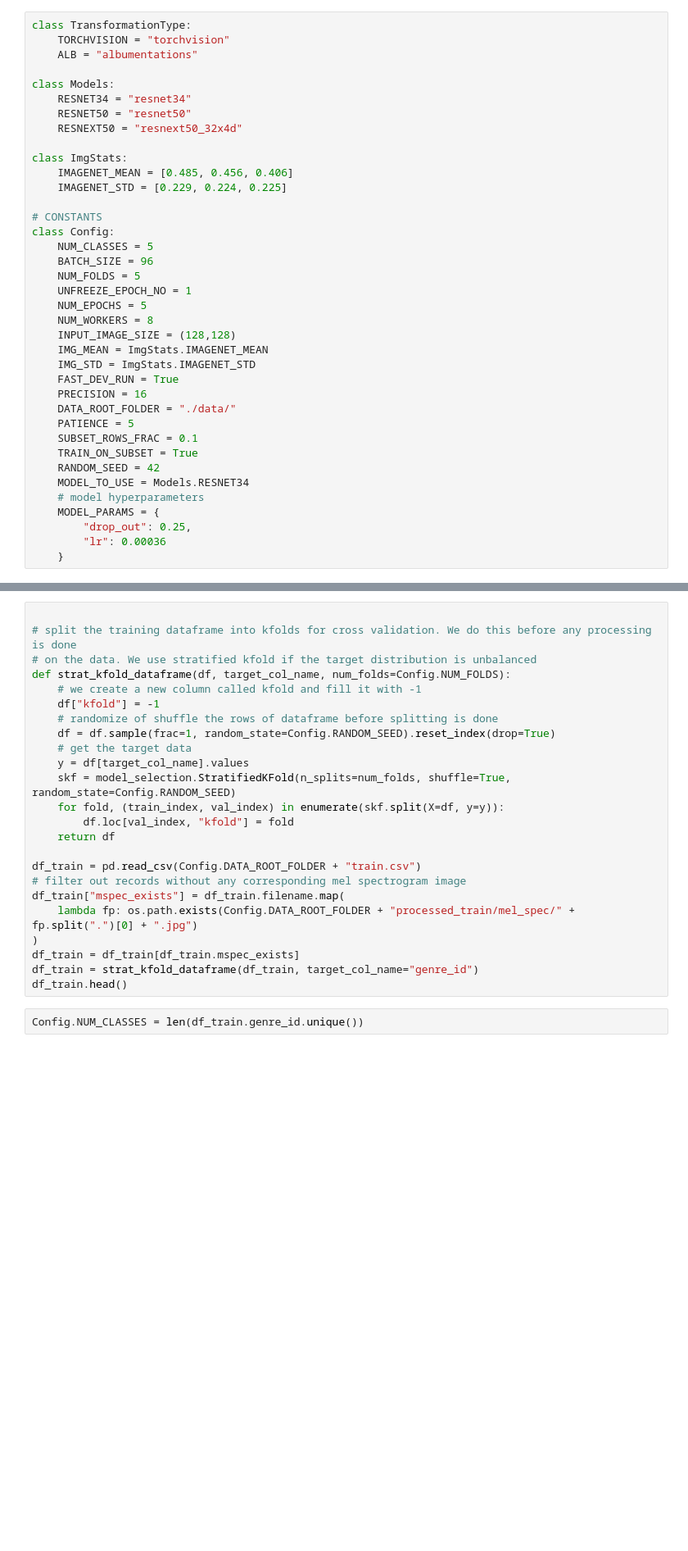
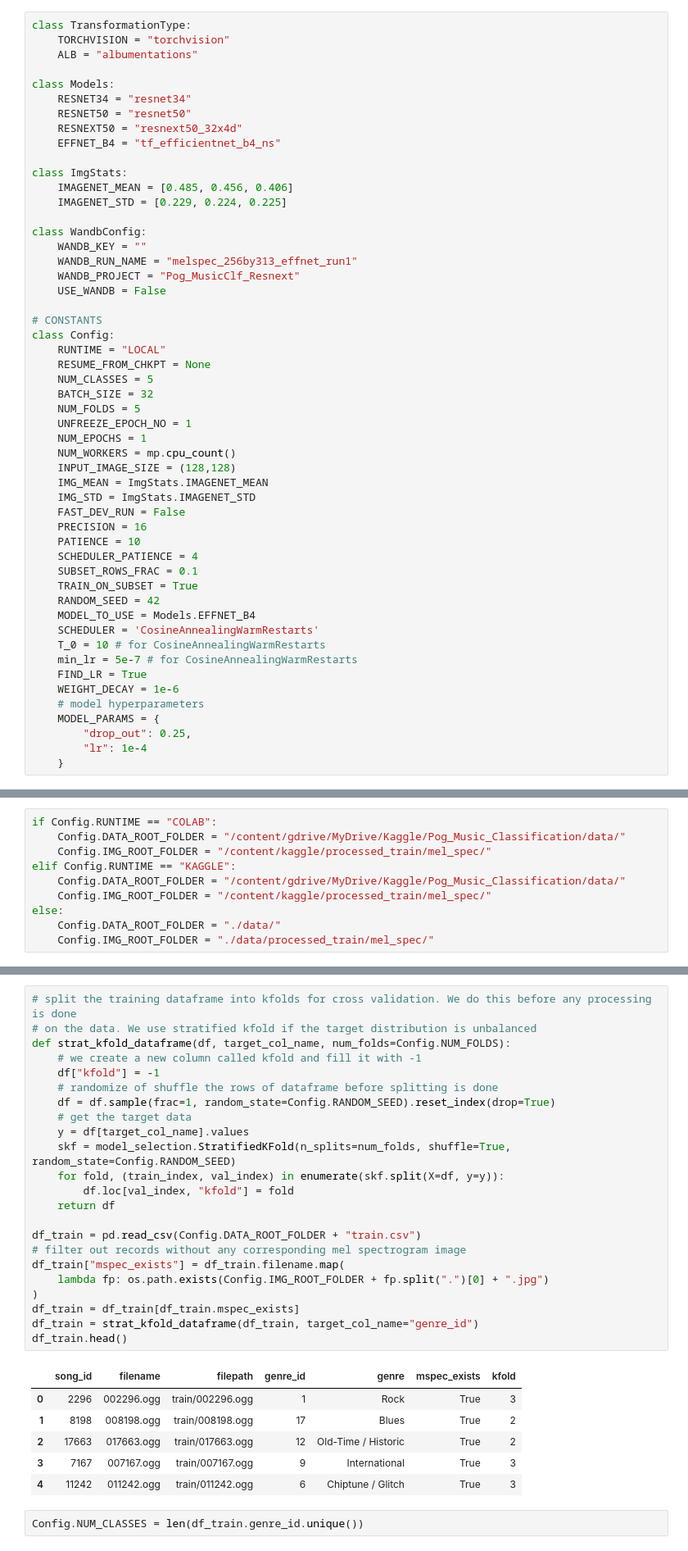
Before and after one commit to bk-anupam/KaggleChallenges, a Jupyter notebook: AUDIO/MusicClassification/train_baseline.ipynb, the cells around one changed output, grey strips where cells are left out. Shown at 82% size. Drawn from its saved outputs; the diff is of its cells as text; blank space fills up the shorter version.

Commit message:
updates to training code

```diff
--- a/AUDIO/MusicClassification/train_baseline.ipynb
+++ b/AUDIO/MusicClassification/train_baseline.ipynb
@@ -21,32 +26,46 @@ class Models:
     RESNET34 = "resnet34"
     RESNET50 = "resnet50"
     RESNEXT50 = "resnext50_32x4d"
+    EFFNET_B4 = "tf_efficientnet_b4_ns"
 
 class ImgStats:
     IMAGENET_MEAN = [0.485, 0.456, 0.406]
     IMAGENET_STD = [0.229, 0.224, 0.225]
 
+class WandbConfig:
+    WANDB_KEY = ""
+    WANDB_RUN_NAME = "melspec_256by313_effnet_run1"
+    WANDB_PROJECT = "Pog_MusicClf_Resnext"
+    USE_WANDB = False
+
 # CONSTANTS
 class Config:
+    RUNTIME = "LOCAL"
+    RESUME_FROM_CHKPT = None
     NUM_CLASSES = 5
-    BATCH_SIZE = 96
+    BATCH_SIZE = 32
     NUM_FOLDS = 5
     UNFREEZE_EPOCH_NO = 1
-    NUM_EPOCHS = 5
-    NUM_WORKERS = 8
+    NUM_EPOCHS = 1
+    NUM_WORKERS = mp.cpu_count()
     INPUT_IMAGE_SIZE = (128,128)
     IMG_MEAN = ImgStats.IMAGENET_MEAN
     IMG_STD = ImgStats.IMAGENET_STD
-    FAST_DEV_RUN = True
+    FAST_DEV_RUN = False
     PRECISION = 16
-    DATA_ROOT_FOLDER = "./data/"
-    PATIENCE = 5
+    PATIENCE = 10
+    SCHEDULER_PATIENCE = 4
     SUBSET_ROWS_FRAC = 0.1
     TRAIN_ON_SUBSET = True
     RANDOM_SEED = 42
-    MODEL_TO_USE = Models.RESNET34
+    MODEL_TO_USE = Models.EFFNET_B4
+    SCHEDULER = 'CosineAnnealingWarmRestarts'
+    T_0 = 10 # for CosineAnnealingWarmRestarts
+    min_lr = 5e-7 # for CosineAnnealingWarmRestarts
+    FIND_LR = True
+    WEIGHT_DECAY = 1e-6
     # model hyperparameters
     MODEL_PARAMS = {
         "drop_out": 0.25,
-        "lr": 0.00036
+        "lr": 1e-4
     }
@@ -66,0 +72,10 @@ class AudioConfig:
+# %%
+if Config.RUNTIME == "COLAB":
+    Config.DATA_ROOT_FOLDER = "/content/gdrive/MyDrive/Kaggle/Pog_Music_Classification/data/"
+    Config.IMG_ROOT_FOLDER = "/content/kaggle/processed_train/mel_spec/"
+elif Config.RUNTIME == "KAGGLE":
+    Config.DATA_ROOT_FOLDER = "/content/gdrive/MyDrive/Kaggle/Pog_Music_Classification/data/"
+    Config.IMG_ROOT_FOLDER = "/content/kaggle/processed_train/mel_spec/"
+else:
+    Config.DATA_ROOT_FOLDER = "./data/"
+    Config.IMG_ROOT_FOLDER = "./data/processed_train/mel_spec/"
@@ -67,27 +86,33 @@ class AudioConfig:
 # %%
-
 # split the training dataframe into kfolds for cross validation. We do this before any processing is done
 # on the data. We use stratified kfold if the target distribution is unbalanced
 def strat_kfold_dataframe(df, target_col_name, num_folds=Config.NUM_FOLDS):
     # we create a new column called kfold and fill it with -1
     df["kfold"] = -1
     # randomize of shuffle the rows of dataframe before splitting is done
     df = df.sample(frac=1, random_state=Config.RANDOM_SEED).reset_index(drop=True)
     # get the target data
     y = df[target_col_name].values
     skf = model_selection.StratifiedKFold(n_splits=num_folds, shuffle=True, random_state=Config.RANDOM_SEED)
     for fold, (train_index, val_index) in enumerate(skf.split(X=df, y=y)):
         df.loc[val_index, "kfold"] = fold
     return df
 
 df_train = pd.read_csv(Config.DATA_ROOT_FOLDER + "train.csv")
 # filter out records without any corresponding mel spectrogram image
 df_train["mspec_exists"] = df_train.filename.map(
-    lambda fp: os.path.exists(Config.DATA_ROOT_FOLDER + "processed_train/mel_spec/" + fp.split(".")[0] + ".jpg")
+    lambda fp: os.path.exists(Config.IMG_ROOT_FOLDER + fp.split(".")[0] + ".jpg")
 )
 df_train = df_train[df_train.mspec_exists]
 df_train = strat_kfold_dataframe(df_train, target_col_name="genre_id")
 df_train.head()
+# %% [output]
+|  | song_id | filename | filepath | genre_id | genre | mspec_exists | kfold |
+| 0 | 2296 | 002296.ogg | train/002296.ogg | 1 | Rock | True | 3 |
+| 1 | 8198 | 008198.ogg | train/008198.ogg | 17 | Blues | True | 2 |
+| 2 | 17663 | 017663.ogg | train/017663.ogg | 12 | Old-Time / Historic | True | 2 |
+| 3 | 7167 | 007167.ogg | train/007167.ogg | 9 | International | True | 3 |
+| 4 | 11242 | 011242.ogg | train/011242.ogg | 6 | Chiptune / Glitch | True | 3 |
 # %%
 Config.NUM_CLASSES = len(df_train.genre_id.unique())
 # %%
```
Also changed, not shown: parts of 21 cells of this notebook.
